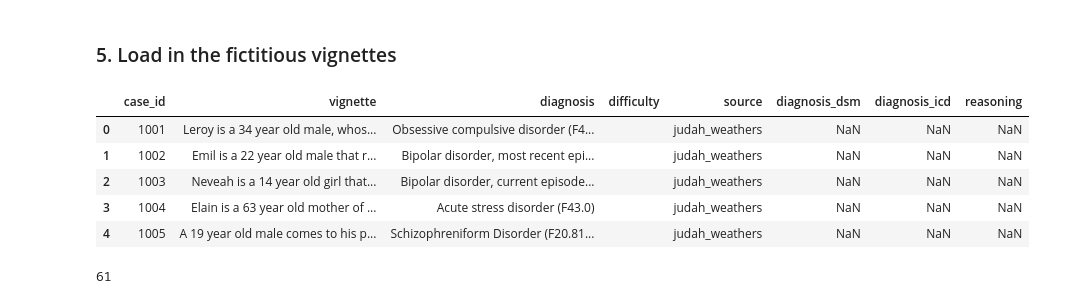
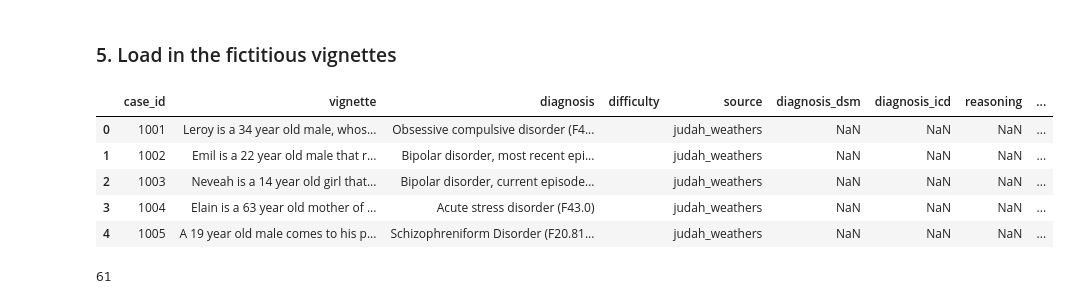
Before and after one commit to BIDS-Xu-Lab/psychiatry-frontier-llm-evaluation, a Jupyter notebook: code/0_build_dataset.ipynb, the cells around one changed output. Saved outputs shown, nothing was run; the diff lists cells and outputs as text; code cells hidden in the pictures.

```diff
--- a/code/0_build_dataset.ipynb
+++ b/code/0_build_dataset.ipynb
@@ -210,39 +204,43 @@ with open(zaboski, "r", encoding="utf-8") as file:
 with open(huang, "r", encoding="utf-8") as file:
     huang_data = json.load(file)
 
 with open(nagpal, "r", encoding="utf-8") as file:
     nagpal_data = json.load(file)
 
 with open(zhang, "r", encoding="utf-8") as file:
     zhang_data = json.load(file)
 
 with open(chaudhary, "r", encoding="utf-8") as file:
     chaudhary_data = json.load(file)
 
 judah_weathers = pd.DataFrame(weathers_data)
 brian_zaboski = pd.DataFrame(zaboski_data)
 ashley_huang = pd.DataFrame(huang_data)
 caesa_nagpal = pd.DataFrame(nagpal_data)
 juliana_zhang = pd.DataFrame(zhang_data)
 pooja_chaudhary = pd.DataFrame(chaudhary_data)
 
 # Combine the clinician-created vignettes into a single DataFrame
 fictitious = pd.concat([judah_weathers, brian_zaboski, ashley_huang, caesa_nagpal, juliana_zhang, pooja_chaudhary], ignore_index=True)
 fictitious["case_id"] = fictitious.index + 1 # Create a new case_id column starting from 1
 
 # Rename case column to vignette for clarity
 fictitious = fictitious.rename(columns={'case': 'vignette'})
 
 # Add 1000 to the fictitious case IDs to differentiate them from the case reports
 fictitious["case_id"] = fictitious["case_id"] + 1000
+
+# Add a column indicating the source type as "fictitious"
+fictitious['source_type'] = 'fictitious'
+
 fictitious.head()
 # %% [output]
-|  | case_id | vignette | diagnosis | difficulty | source | diagnosis_dsm | diagnosis_icd | reasoning |
-| 0 | 1001 | Leroy is a 34 year old male, whos... | Obsessive compulsive disorder (F4... |  | judah_weathers | NaN | NaN | NaN |
-| 1 | 1002 | Emil is a 22 year old male that r... | Bipolar disorder, most recent epi... |  | judah_weathers | NaN | NaN | NaN |
-| 2 | 1003 | Neveah is a 14 year old girl that... | Bipolar disorder, current episode... |  | judah_weathers | NaN | NaN | NaN |
-| 3 | 1004 | Elain is a 63 year old mother of ... | Acute stress disorder (F43.0) |  | judah_weathers | NaN | NaN | NaN |
-| 4 | 1005 | A 19 year old male comes to his p... | Schizophreniform Disorder (F20.81... |  | judah_weathers | NaN | NaN | NaN |
+|  | case_id | vignette | diagnosis | difficulty | source | diagnosis_dsm | diagnosis_icd | reasoning | ... |
+| 0 | 1001 | Leroy is a 34 year old male, whos... | Obsessive compulsive disorder (F4... |  | judah_weathers | NaN | NaN | NaN | ... |
+| 1 | 1002 | Emil is a 22 year old male that r... | Bipolar disorder, most recent epi... |  | judah_weathers | NaN | NaN | NaN | ... |
+| 2 | 1003 | Neveah is a 14 year old girl that... | Bipolar disorder, current episode... |  | judah_weathers | NaN | NaN | NaN | ... |
+| 3 | 1004 | Elain is a 63 year old mother of ... | Acute stress disorder (F43.0) |  | judah_weathers | NaN | NaN | NaN | ... |
+| 4 | 1005 | A 19 year old male comes to his p... | Schizophreniform Disorder (F20.81... |  | judah_weathers | NaN | NaN | NaN | ... |
 # %%
 # Count number of fictitious vignettes
 fictitious.shape[0]
```
Also changed, not shown: parts of 8 cells of this notebook, 3 other files.
